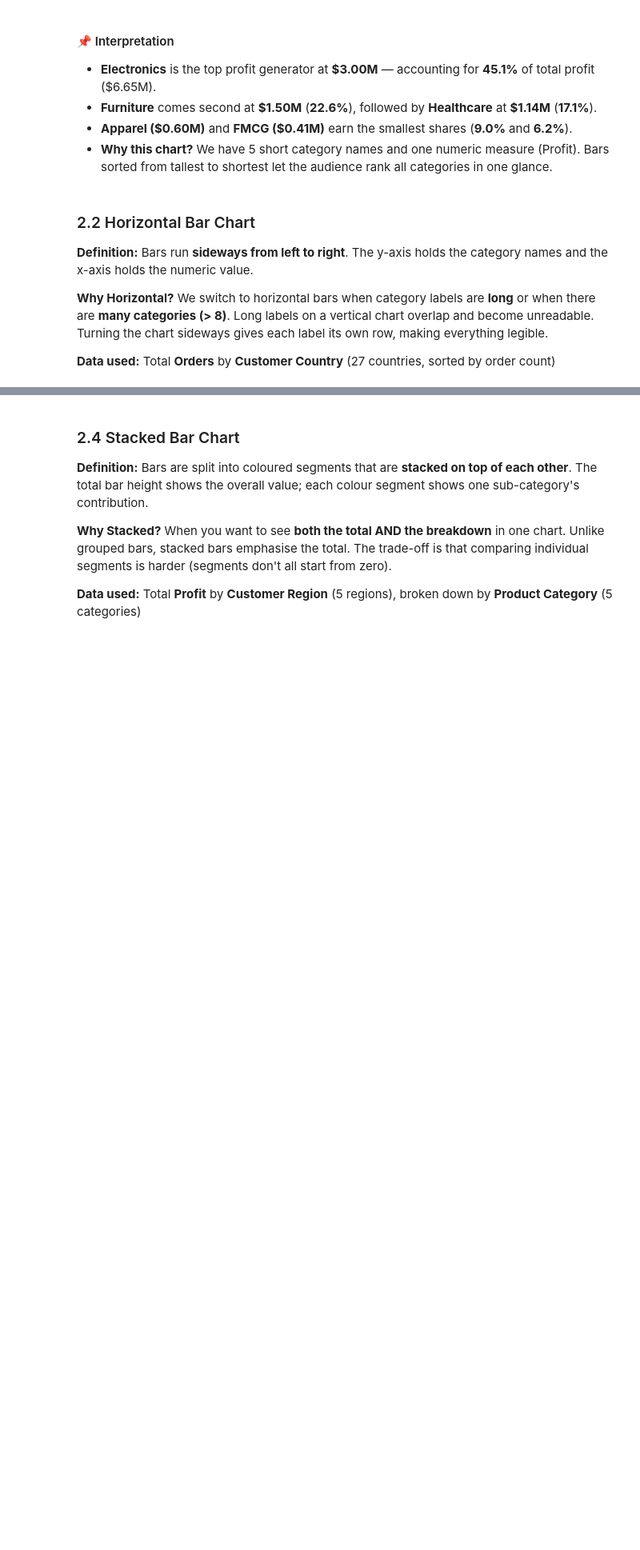
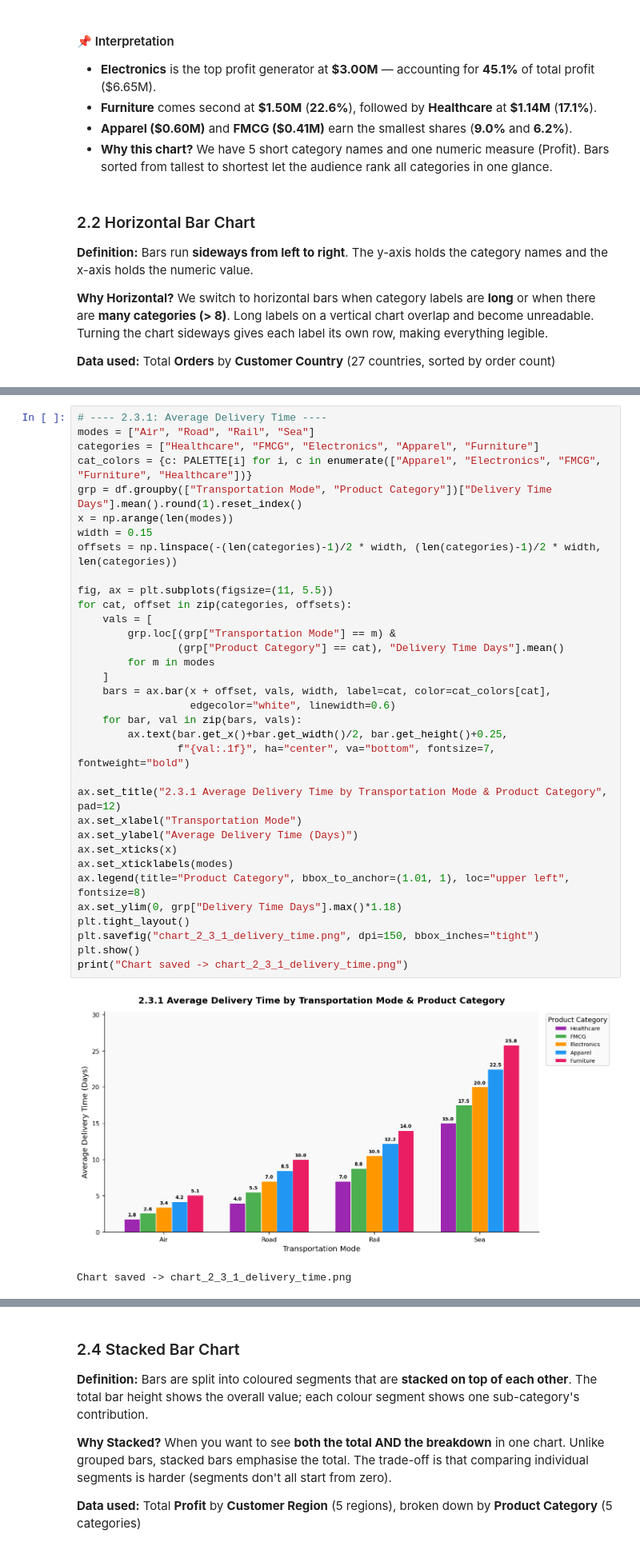
Before and after one commit to Tayyab1805/Project---Data-Viz, a Jupyter notebook: DataVisualization_SupplyChain.ipynb, the cells around one changed output, grey strips where cells are left out. Shown at 80% size. Cells and saved outputs as stored; diff of their text form; blank space fills up the shorter version.

```diff
--- a/DataVisualization_SupplyChain.ipynb
+++ b/DataVisualization_SupplyChain.ipynb
@@ -350,0 +294,37 @@ Chart saved → chart_2_3_grouped_bar.png
+# %%
+# ---- 2.3.1: Average Delivery Time ----
+modes = ["Air", "Road", "Rail", "Sea"]
+categories = ["Healthcare", "FMCG", "Electronics", "Apparel", "Furniture"]
+cat_colors = {c: PALETTE[i] for i, c in enumerate(["Apparel", "Electronics", "FMCG", "Furniture", "Healthcare"])}
+grp = df.groupby(["Transportation Mode", "Product Category"])["Delivery Time Days"].mean().round(1).reset_index()
+x = np.arange(len(modes))
+width = 0.15
+offsets = np.linspace(-(len(categories)-1)/2 * width, (len(categories)-1)/2 * width, len(categories))
+
+fig, ax = plt.subplots(figsize=(11, 5.5))
+for cat, offset in zip(categories, offsets):
+    vals = [
+        grp.loc[(grp["Transportation Mode"] == m) &
+                (grp["Product Category"] == cat), "Delivery Time Days"].mean()
+        for m in modes
+    ]
+    bars = ax.bar(x + offset, vals, width, label=cat, color=cat_colors[cat],
+                  edgecolor="white", linewidth=0.6)
+    for bar, val in zip(bars, vals):
+        ax.text(bar.get_x()+bar.get_width()/2, bar.get_height()+0.25,
+                f"{val:.1f}", ha="center", va="bottom", fontsize=7, fontweight="bold")
+
+ax.set_title("2.3.1 Average Delivery Time by Transportation Mode & Product Category", pad=12)
+ax.set_xlabel("Transportation Mode")
+ax.set_ylabel("Average Delivery Time (Days)")
+ax.set_xticks(x)
+ax.set_xticklabels(modes)
+ax.legend(title="Product Category", bbox_to_anchor=(1.01, 1), loc="upper left", fontsize=8)
+ax.set_ylim(0, grp["Delivery Time Days"].max()*1.18)
+plt.tight_layout()
+plt.savefig("chart_2_3_1_delivery_time.png", dpi=150, bbox_inches="tight")
+plt.show()
+print("Chart saved -> chart_2_3_1_delivery_time.png")
+# %% [output]
+[figure, added]
+Chart saved -> chart_2_3_1_delivery_time.png
```
Also changed, not shown: parts of 54 cells of this notebook, 29 other files.
